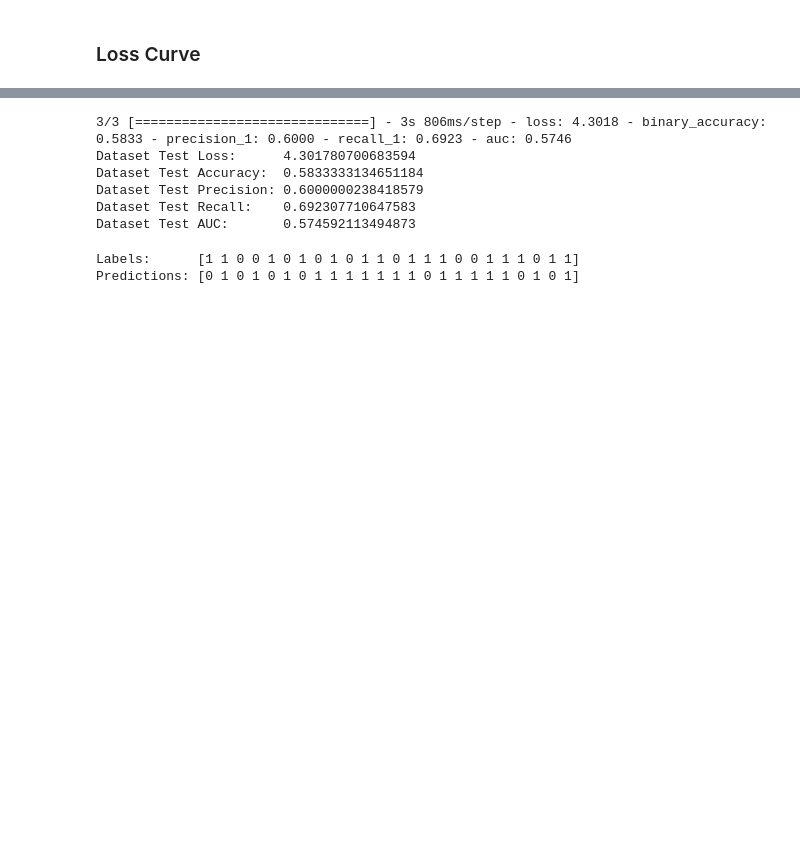
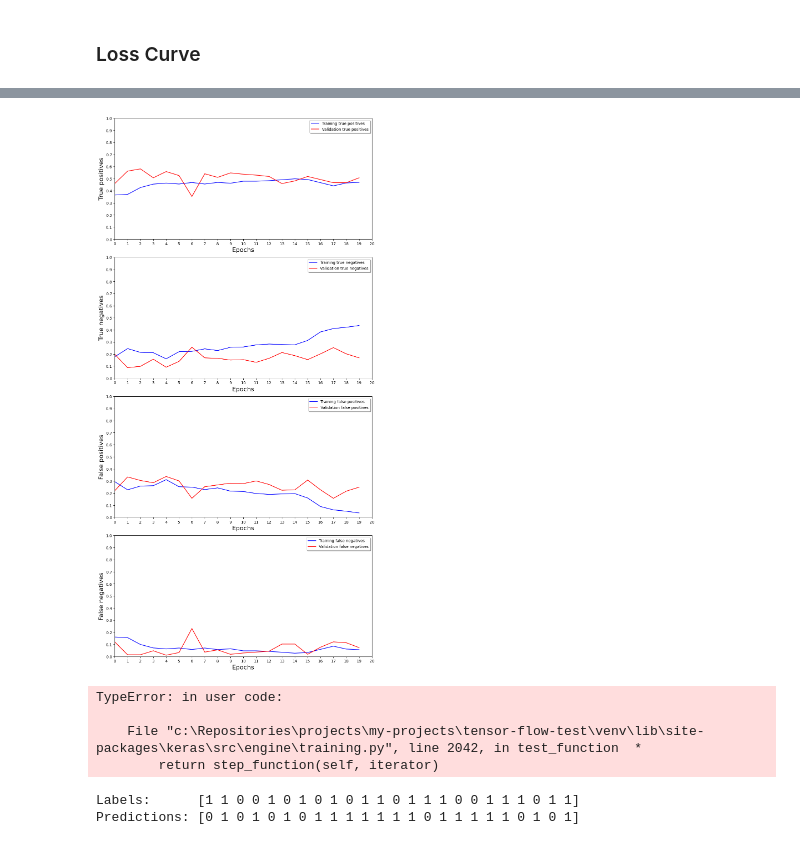
Before and after one commit to Mathwebb/tampering-detection, a Jupyter notebook: ImageForgery.ipynb, the cells around one changed output, grey strips where cells are left out. Drawn from its saved outputs; the diff is of its cells as text; code cells hidden in the pictures; blank space fills up the shorter version.

```diff
--- a/ImageForgery.ipynb
+++ b/ImageForgery.ipynb
@@ -24,7 +24,7 @@ batch_size = 24
 class_names = ['authentic', 'tampered']
 # %%
 # CASIA1 CASIA2 ELA_CASIA1
-dataset_dir = os.path.join('D:', 'data_sets', 'general_image_tampering', 'CASIA', 'CASIA1')
+dataset_dir = os.path.join('D:', 'data_sets', 'general_image_tampering', 'CASIA', 'ELA_CASIA1')
 
 original_dir = os.path.join(dataset_dir, 'authentic')
 tampered_dir = os.path.join(dataset_dir, 'tampered')
@@ -32,9 +32,12 @@ tampered_dir = os.path.join(dataset_dir, 'tampered')
 original_images = os.listdir(original_dir)
 tampered_images = os.listdir(tampered_dir)
 
-print('Number of original images: ', len(original_images))
+original_images_count = len(original_images)
+tampered_images_count = len(tampered_images)
 
-print('Number of tampered images: ', len(tampered_images))
+print('Number of original images: ', original_images_count)
+
+print('Number of tampered images: ', tampered_images_count)
 # %% [output]
 Number of original images:  800
 Number of tampered images:  921
@@ -313,18 +331,31 @@ Text(0.5, 0.98, 'Metrics')
-# %%
-(dataset_test_loss, dataset_test_accuracy, dataset_test_precision, dataset_test_recall, dataset_test_auc) = model.evaluate(dataset_test)
-
-print('Dataset Test Loss:      %s' % dataset_test_loss)
-print('Dataset Test Accuracy:  %s' % dataset_test_accuracy)
-print('Dataset Test Precision: %s' % dataset_test_precision)
-print('Dataset Test Recall:    %s' % dataset_test_recall)
-print('Dataset Test AUC:       %s' % dataset_test_auc)
-# %% [output]
-3/3 [==============================] - 3s 806ms/step - loss: 4.3018 - binary_accuracy: 0.5833 - precision_1: 0.6000 - recall_1: 0.6923 - auc: 0.5746
-Dataset Test Loss:      4.301780700683594
-Dataset Test Accuracy:  0.5833333134651184
-Dataset Test Precision: 0.6000000238418579
-Dataset Test Recall:    0.692307710647583
-Dataset Test AUC:       0.574592113494873
+# %%
+plot_metrics = [key for key in history_dict.keys() if key.split('_')[0] != 'val' and ('positives' in key or 'negatives' in key)]
+max_y_value = max([max(history_dict[metric]) for metric in plot_metrics])
+plot_size = len(plot_metrics)
+
+fig, ax = plt.subplots(plot_size,1,figsize=(10,5*plot_size), constrained_layout=True, sharey=True)
+for i, metric in enumerate(plot_metrics):
+    ax[i].plot([value/count_train for value in history_dict[metric]], color='b', label='Training ' + metric.replace('_', ' '))
+    ax[i].plot([value/count_validation for value in history_dict['val_'+metric]], color='r', label='Validation ' + metric.replace('_', ' '))
+    ax[i].set_xlabel('Epochs',fontsize=16)
+    ax[i].set_ylabel(metric.replace('_', ' ').capitalize(),fontsize=16)
+    ax[i].set_ylim(0,1)
+    ax[i].set_yticks(np.arange(0, 1.1, 0.1))
+    ax[i].set_xlim(0,epochs)
+    ax[i].set_xticks(np.arange(0, epochs+1, 1))
+    legend = ax[i].legend(loc='best', shadow=True)
+# %% [output]
+[figure, added]
+# %%
+test_results = model.evaluate(dataset_test)
+
+for name, value in zip(model.metrics_names, test_results):
+    print(name, ': ', value)
+# %% [output]
+TypeError: in user code:
+
+    File "c:\Repositories\projects\my-projects\tensor-flow-test\venv\lib\site-packages\keras\src\engine\training.py", line 2042, in test_function  *
+        return step_function(self, iterator)
 # %%
 def plot_dataset_predictions(dataset):
 
```
Also changed, not shown: parts of 8 cells of this notebook.
